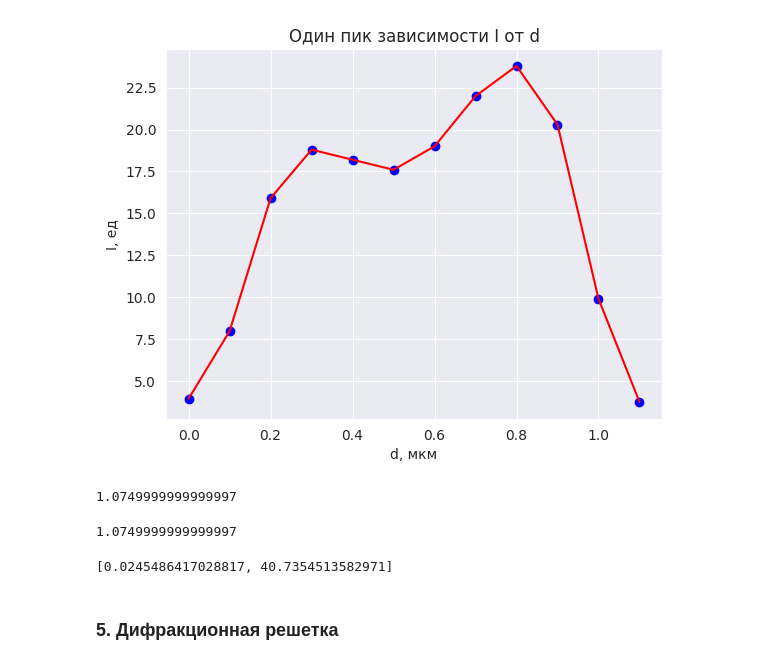
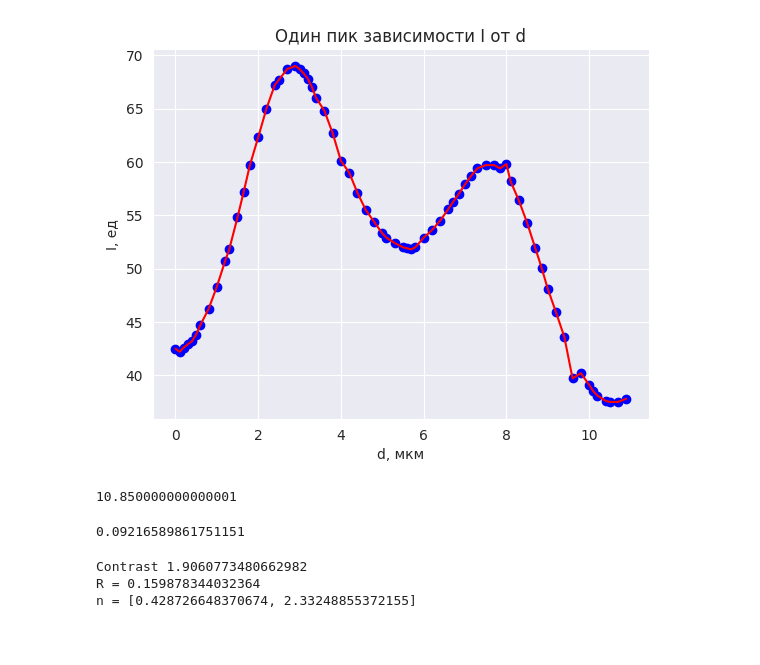
Before and after one commit to freQuensy23-coder/mipt_materials, a Jupyter notebook: 4sem/quasioptics_labs/lab2report.ipynb, the cells around one changed output. Saved outputs shown, nothing was run; the diff lists cells and outputs as text; code cells hidden in the pictures; blank space fills up the shorter version.

```diff
--- a/4sem/quasioptics_labs/lab2report.ipynb
+++ b/4sem/quasioptics_labs/lab2report.ipynb
@@ -122,40 +235,43 @@ plotly.express.scatter(dataframe, x='d', y='I')
 # %% [output]
 [interactive output not drawn]
 # %%
-one_pic = dataframe[dataframe['d'] < 1.2]
+one_pic = dataframe[dataframe['d'] < 11]
 
 # Строим scatterplot
 plt.scatter(one_pic['d'], one_pic['I'], color='blue')
 
 # Строим plot I от d
 plt.plot(one_pic['d'], one_pic['I'], color='red')
 
 # Добавляем заголовок и подписи осей
 plt.title('Один пик зависимости I от d')
 plt.xlabel('d, мкм') # TODO
 plt.ylabel('I, ед')
 
 # Отображаем график
 plt.show()
 # %% [output]
-[figure, old version]
+[figure, new version]
 # %%
-d_maximums = [0.8, 1.9, 2.9, 4.0, 5.1]
+d_maximums = [2.9, 13.75, 24.6]
 wave_lambda = 2 # 2 мм
 avg_delta_maximum_d = np.mean(np.diff(d_maximums))
 avg_delta_maximum_d
 # %% [output]
-1.0749999999999997
+10.850000000000001
-# %%
-avg_delta_maximum_d * 2 / wave_lambda # Расчет n через расстояние между максимумами
-# %% [output]
-1.0749999999999997
+# %%
+wave_lambda/2/avg_delta_maximum_d
+# %% [output]
+0.09216589861751151
 # %%
-contrast = (dataframe['I'].max() - dataframe['I'].min())
-n = symbols('n')
-R = ((n-1)/(n+1))**2
-solve(contrast -((1 + R)/(1-R)), n) # Расчет n через контраст. Выбираем больший корень
+contrast = (dataframe['I'].max() / dataframe['I'].min())
+print(f"Contrast {contrast}")
+n = symbols('n') # n - переменная
+R = symbols("R")
+R = solve(contrast - (1 + R)**2/(1-R)** 2, R)[0]
+print(f"R = {R}")
+print(f"n = {solve(R - (n - 1)**2/(n+1)**2, n)}")
 # %% [output]
-[0.0245486417028817, 40.7354513582971]
+Contrast 1.9060773480662982
+R = 0.159878344032364
+n = [0.428726648370674, 2.33248855372155]
-# %% [markdown]
-### 5. Дифракционная решетка
```
Also changed, not shown: parts of 8 cells of this notebook, 2 other files.
